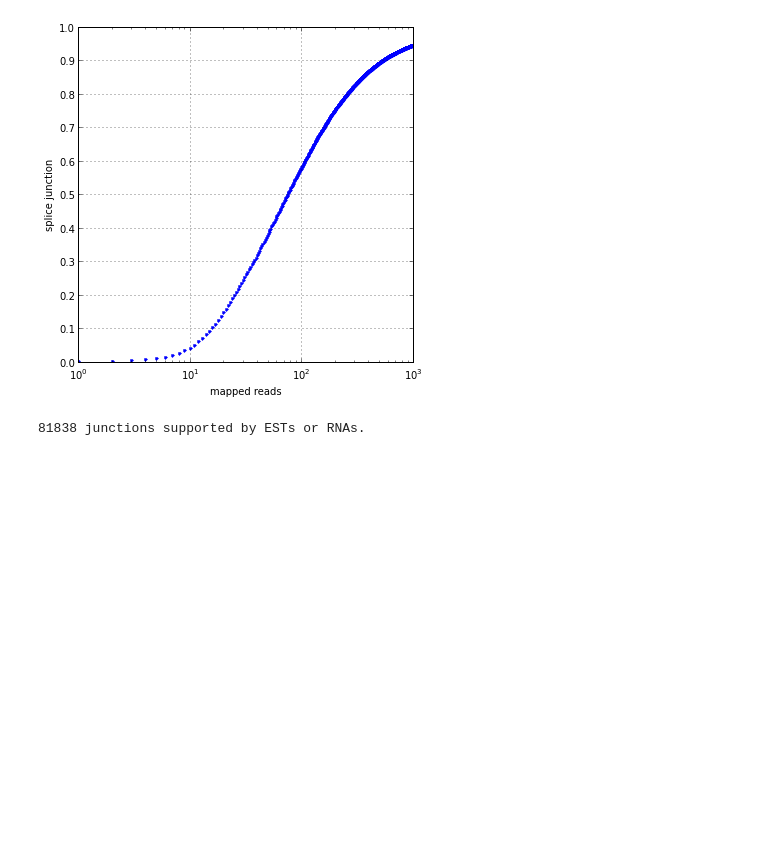
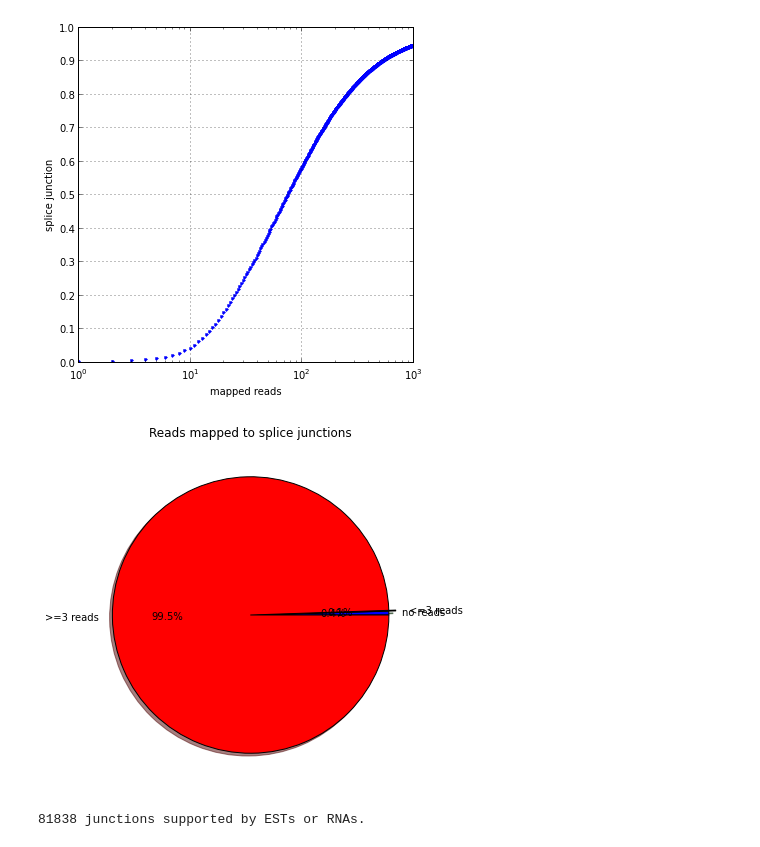
Before and after one commit to likit/notebooks, a Jupyter notebook: gimme.ipynb, the cells around one changed output. Cells and saved outputs as stored; diff of their text form; code cells hidden in the pictures; blank space fills up the shorter version.

```diff
--- a/gimme.ipynb
+++ b/gimme.ipynb
@@ -623,6 +930,17 @@ grid()
 savefig('cdf_single_splice.pdf')
 # %% [output]
 [figure]
+# %%
+figure(1, figsize=(6,6))
+ax = axes([0.1, 0.1, 0.8, 0.8])
+labels = 'no reads', '<=3 reads', '>=3 reads'
+fracs = [448,95,99868]
+explode = (0, 0.05, 0)
+pie(fracs, explode=explode, labels=labels, autopct='%1.1f%%', shadow=True)
+title('Reads mapped to splice junctions')
+show()
+# %% [output]
+[figure, added]
 # %%
 fourreads = set([j for j, c in junctions.iteritems() if c > 3])
 # %%
```
Also changed, not shown: parts of 101 cells of this notebook.
